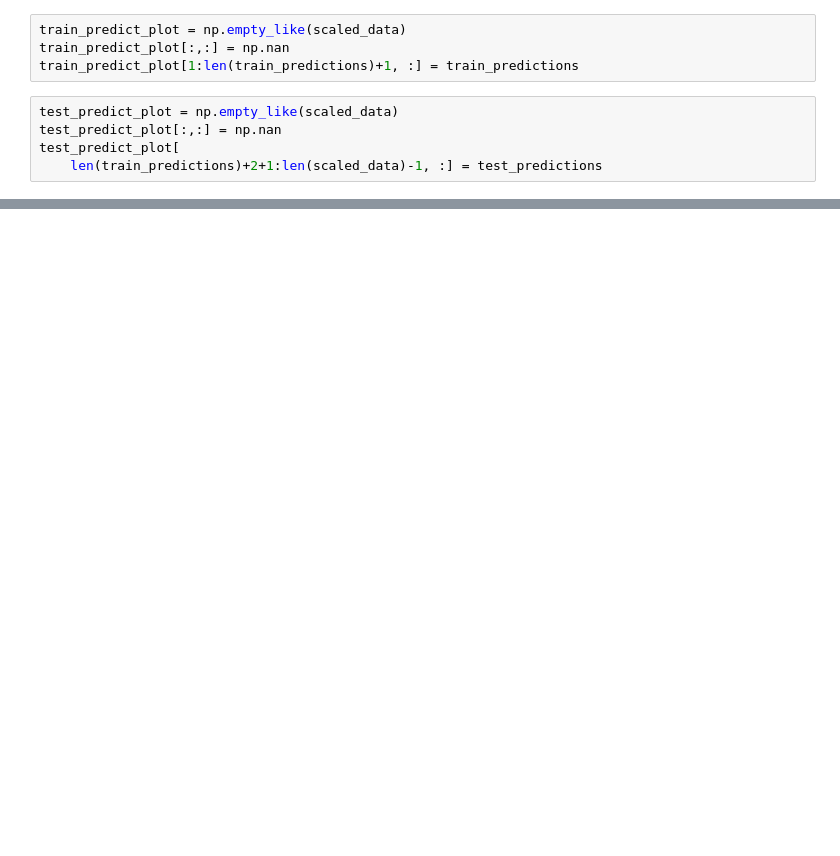
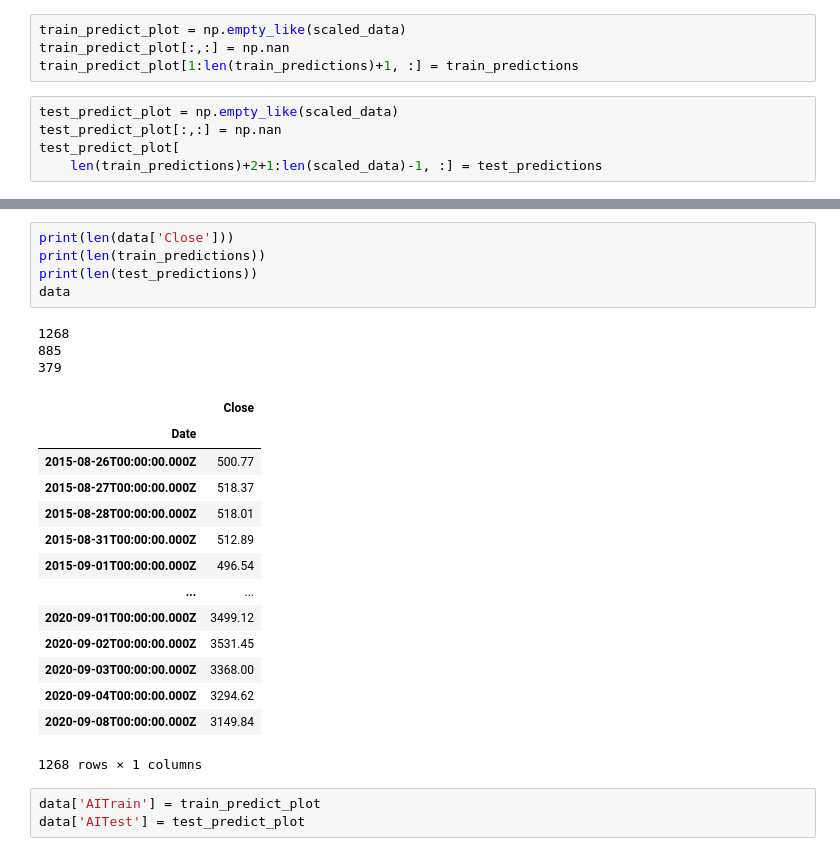
Before and after one commit to obprasanna/AIproject, a Jupyter notebook: Keras Stock Price Prediction.ipynb, the cells around one changed output, grey strips where cells are left out. Cells and saved outputs as stored; diff of their text form; blank space fills up the shorter version.

```diff
--- a/Keras Stock Price Prediction.ipynb
+++ b/Keras Stock Price Prediction.ipynb
@@ -208,0 +286,26 @@ plt.show()
+# %%
+print(len(data['Close']))
+print(len(train_predictions))
+print(len(test_predictions))
+data
+# %% [output]
+1268
+885
+379
+|  | Close |
+| Date |  |
+| 2015-08-26T00:00:00.000Z | 500.77 |
+| 2015-08-27T00:00:00.000Z | 518.37 |
+| 2015-08-28T00:00:00.000Z | 518.01 |
+| 2015-08-31T00:00:00.000Z | 512.89 |
+| 2015-09-01T00:00:00.000Z | 496.54 |
+| ... | ... |
+| 2020-09-01T00:00:00.000Z | 3499.12 |
+| 2020-09-02T00:00:00.000Z | 3531.45 |
+| 2020-09-03T00:00:00.000Z | 3368.00 |
+| 2020-09-04T00:00:00.000Z | 3294.62 |
+| 2020-09-08T00:00:00.000Z | 3149.84 |
+1268 rows × 1 columns
+# %%
+data['AITrain'] = train_predict_plot
+data['AITest'] = test_predict_plot
```
Also changed, not shown: parts of 22 cells of this notebook, 3 other files.
